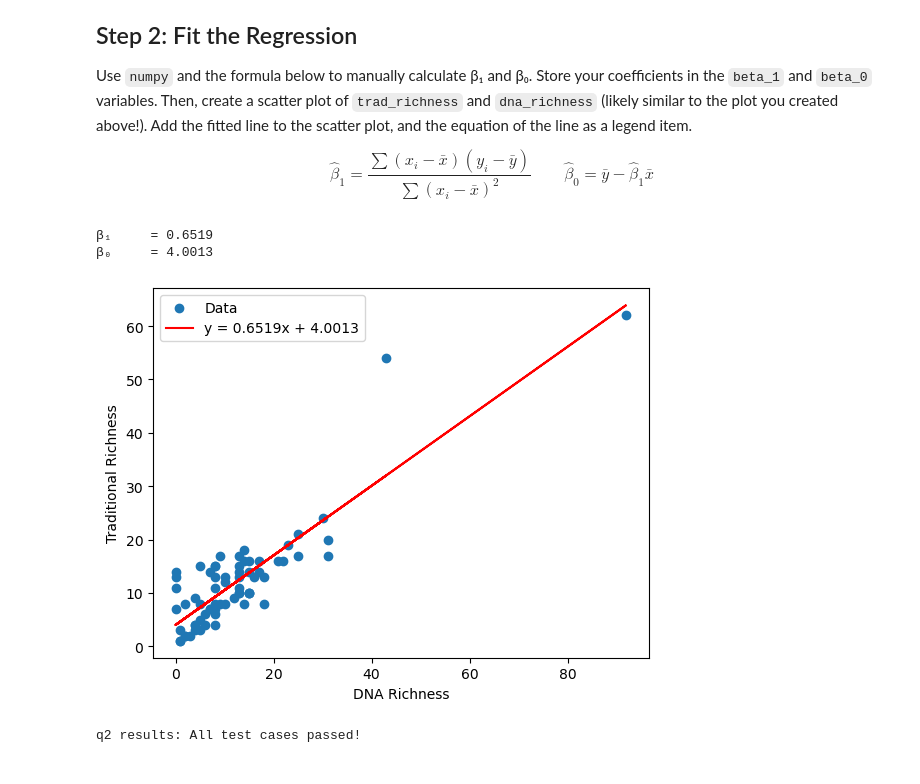
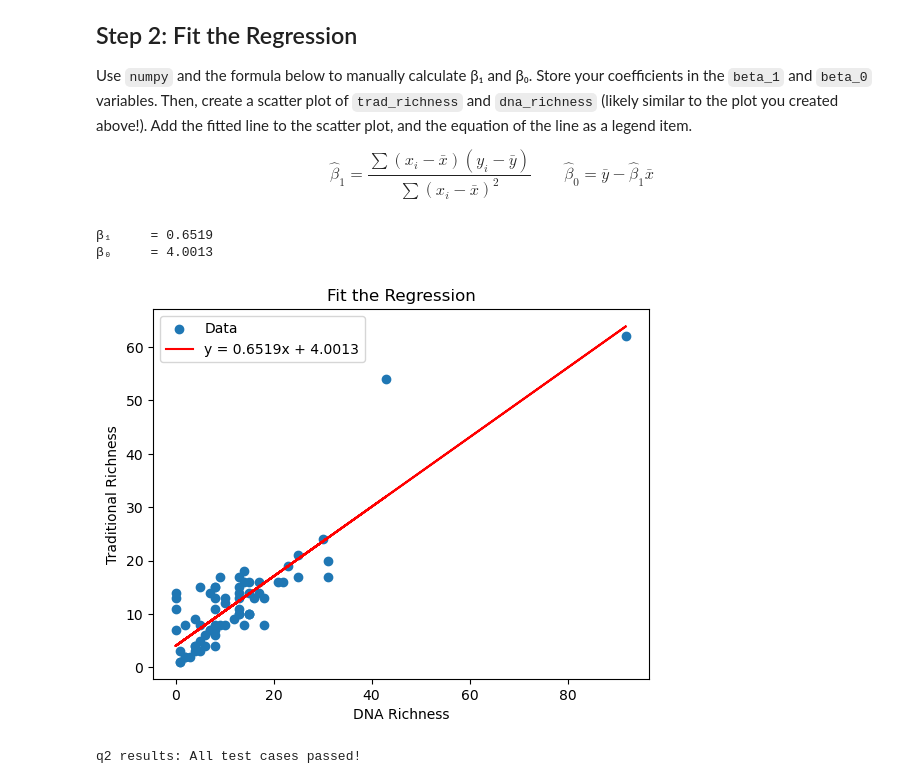
Before and after one commit to marietolteca00/assignment-1, a Jupyter notebook: task2/hw1-task2.ipynb, the cells around one changed output. Drawn from its saved outputs; the diff is of its cells as text; code cells hidden in the pictures.

```diff
--- a/task2/hw1-task2.ipynb
+++ b/task2/hw1-task2.ipynb
@@ -86,25 +86,26 @@ $$\hat{\beta}_1 = \frac{\sum(x_i - \bar{x})(y_i - \bar{y})}{\sum(x_i - \bar{x})^
 # %%
 x = df['dna_richness']
 y = df['trad_richness']
 
 beta_1 = np.sum((x - x.mean()) * (y - y.mean())) / np.sum((x - x.mean())**2)
 beta_0 = y.mean() - beta_1 * x.mean()
 
 print(f"\u03b2\u2081     = {beta_1:.4f}")
 print(f"\u03b2\u2080     = {beta_0:.4f}")
 
 y_pred = beta_0 + beta_1 * x
 
 plt.scatter(x, y, label='Data')
 plt.plot(x, y_pred, color='red', label=f'y = {beta_1:.4f}x + {beta_0:.4f}')
 plt.xlabel('DNA Richness')
 plt.ylabel('Traditional Richness')
+plt.title('Fit the Regression')
 plt.legend()
 plt.show()
 # %% [output]
 β₁     = 0.6519
 β₀     = 4.0013
-[figure, old version]
+[figure, new version]
 # %%
 grader.check("q2")
 # %% [output]
```
Also changed, not shown: parts of 4 cells of this notebook, 4 other files.
